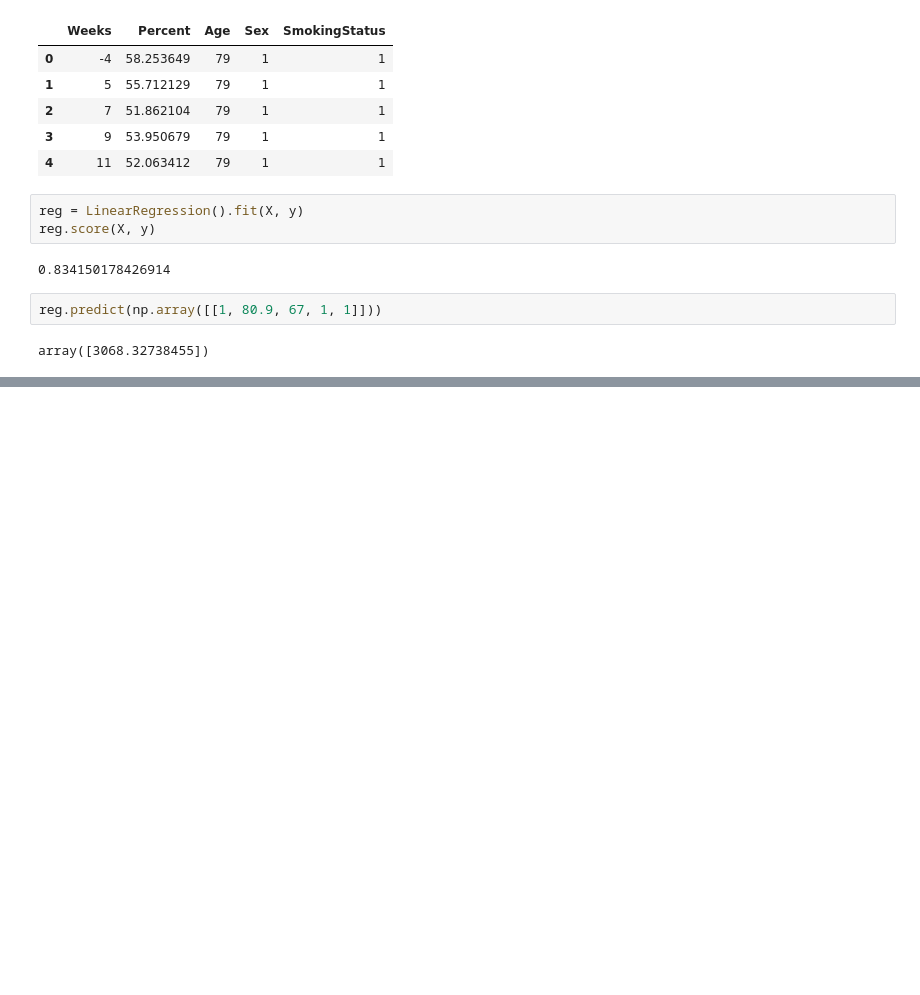
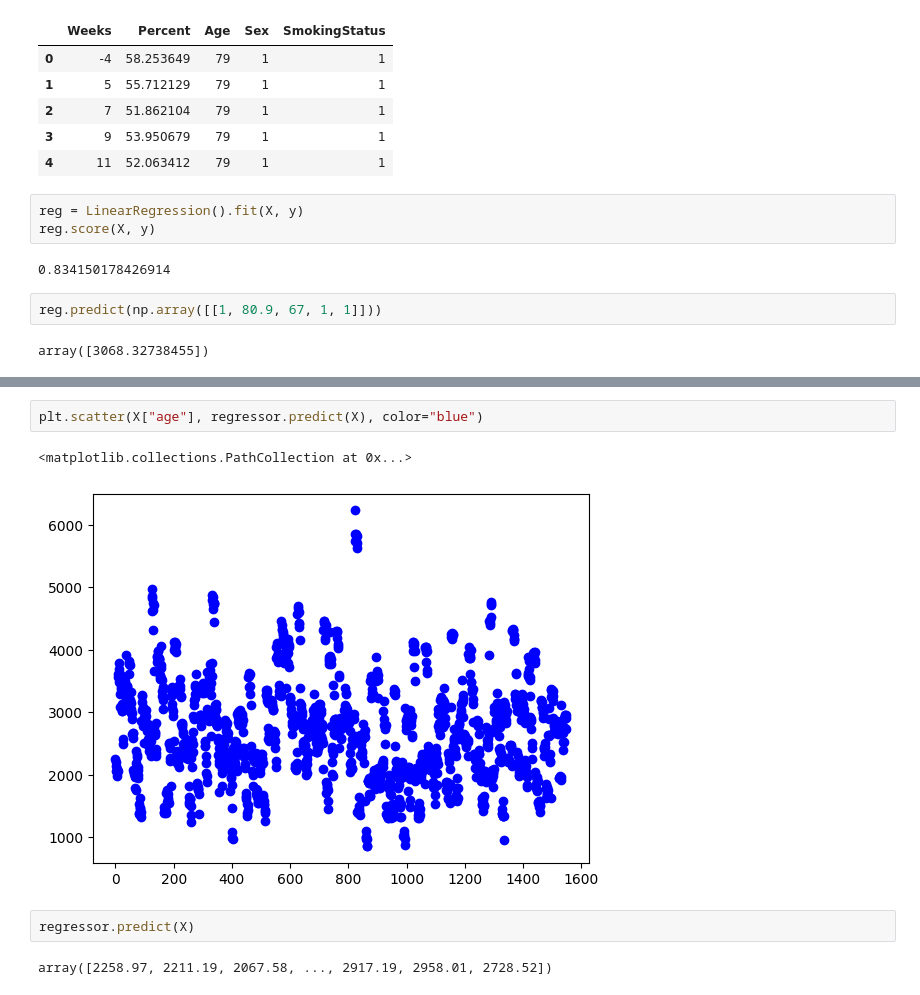
Before and after one commit to chrisfxu/datathon-2023, a Jupyter notebook: model.ipynb, the cells around one changed output, grey strips where cells are left out. Cells and saved outputs as stored; diff of their text form; blank space fills up the shorter version.

```diff
--- a/model.ipynb
+++ b/model.ipynb
@@ -50,0 +70,9 @@ array([3068.32738455])
+# %%
+plt.scatter(X["age"], regressor.predict(X), color="blue")
+# %% [output]
+<matplotlib.collections.PathCollection at 0x...>
+[figure, added]
+# %%
+regressor.predict(X)
+# %% [output]
+array([2258.97, 2211.19, 2067.58, ..., 2917.19, 2958.01, 2728.52])
```
Also changed, not shown: parts of 8 cells of this notebook.
